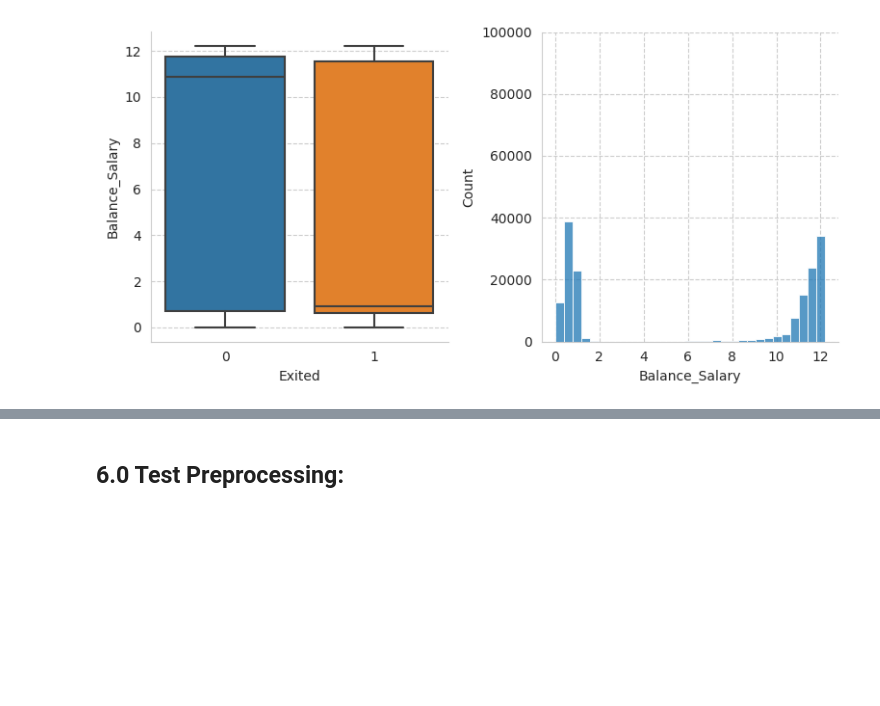
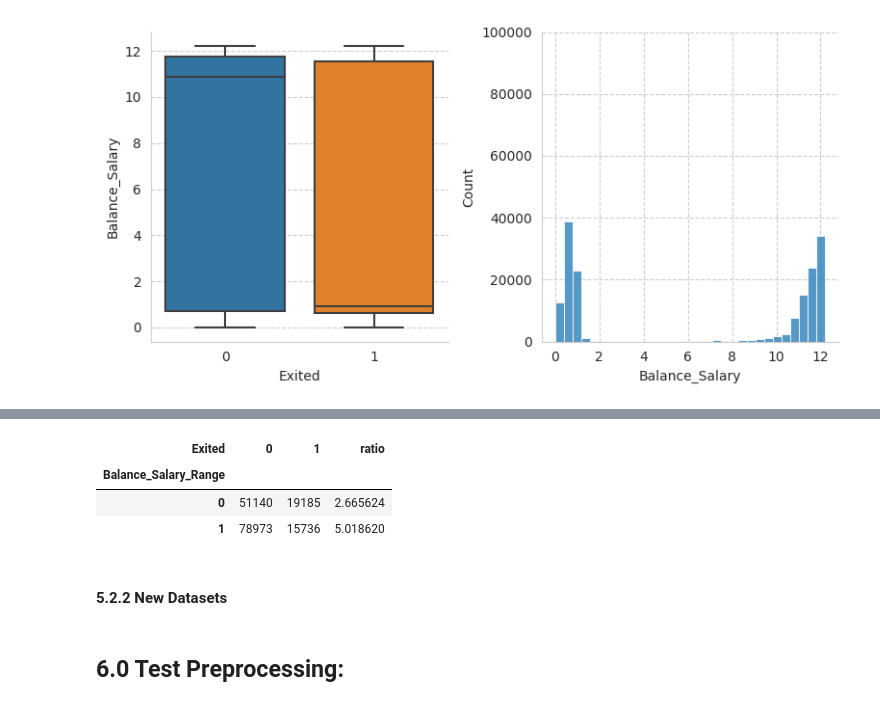
Before and after one commit to fabriziobasso/kaggle, a Jupyter notebook: S4E1_EDA.ipynb, the cells around one changed output, grey strips where cells are left out. Saved outputs shown, nothing was run; the diff lists cells and outputs as text; code cells hidden in the pictures; blank space fills up the shorter version.

```diff
--- a/S4E1_EDA.ipynb
+++ b/S4E1_EDA.ipynb
@@ -1437,0 +1486,11 @@ dtype: int64
+# %%
+verify = train.groupby(["Balance_Salary_Range","Exited"]).size().unstack("Exited")
+verify["ratio"] = verify.loc[:,0].divide(verify.loc[:,1])
+verify
+# %% [output]
+| Exited | 0 | 1 | ratio |
+| Balance_Salary_Range |  |  |  |
+| 0 | 51140 | 19185 | 2.665624 |
+| 1 | 78973 | 15736 | 5.018620 |
+# %% [markdown]
+#### 5.2.2 New Datasets
```
Also changed, not shown: parts of 28 cells of this notebook.
